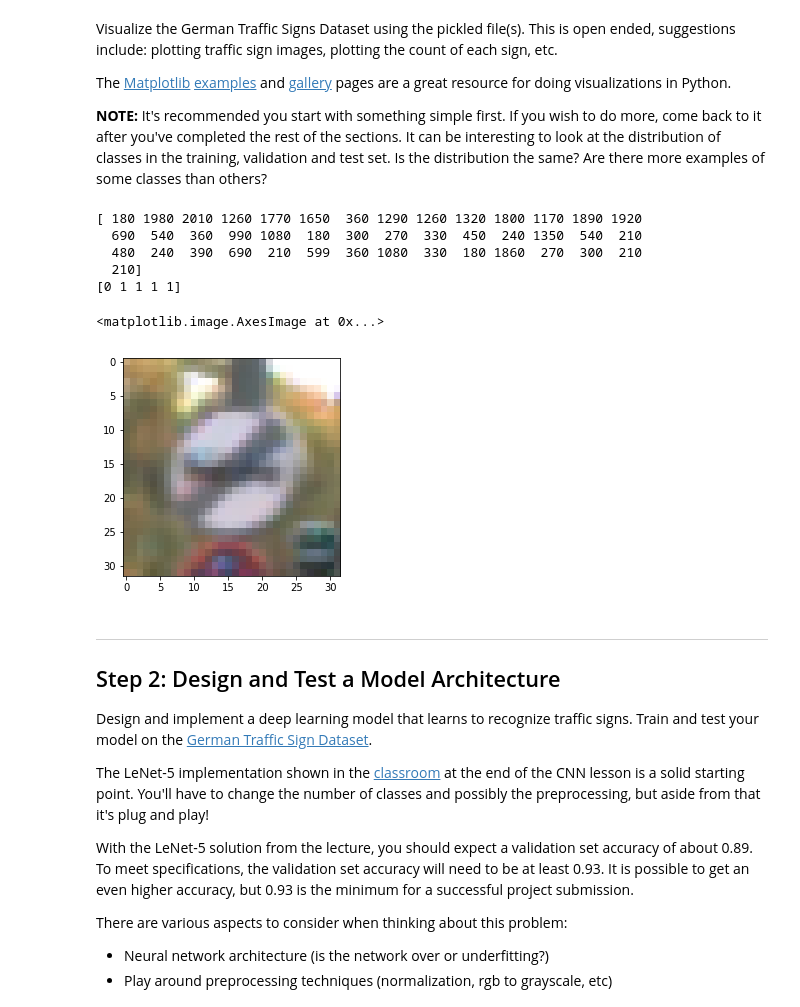
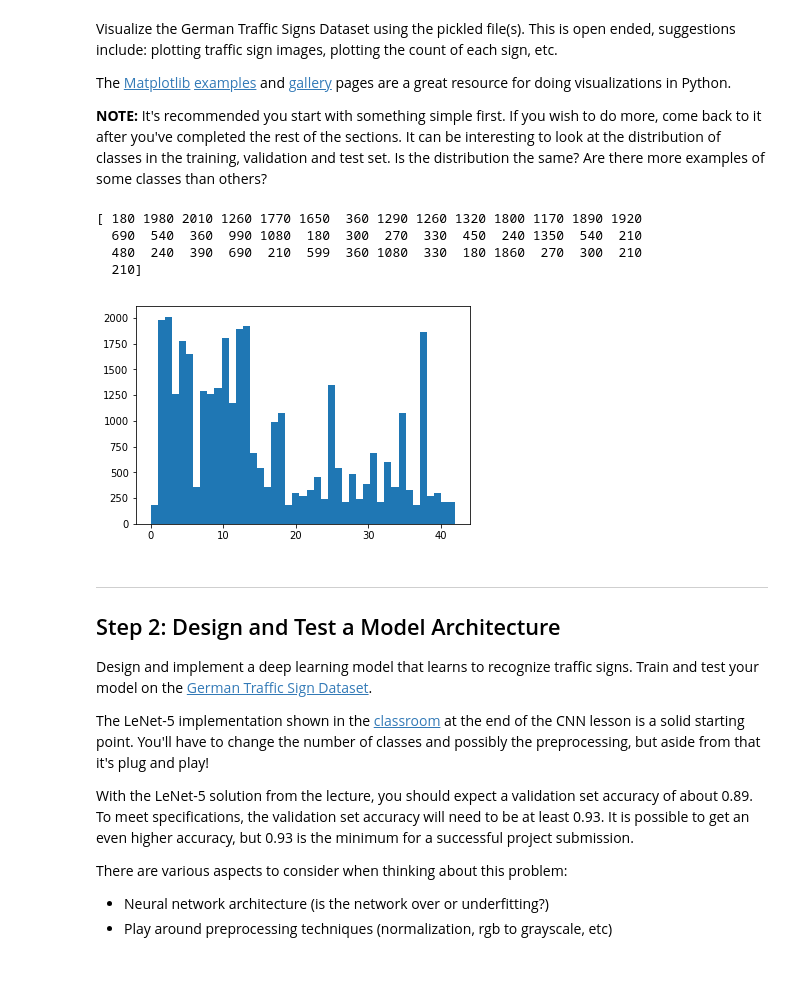
Before and after one commit to ronhuafeng/CarND-Traffic-Sign-Classifier-Project, a Jupyter notebook: Traffic_Sign_Classifier.ipynb, the cells around one changed output. Saved outputs shown, nothing was run; the diff lists cells and outputs as text; code cells hidden in the pictures; blank space fills up the shorter version.

```diff
--- a/Traffic_Sign_Classifier.ipynb
+++ b/Traffic_Sign_Classifier.ipynb
@@ -104,19 +106,18 @@ The [Matplotlib](http://matplotlib.org/) [examples](http://matplotlib.org/exampl
 import matplotlib.pyplot as plt
 # Visualizations will be shown in the notebook.
 %matplotlib inline
-# %%
-class_count = np.bincount(y_train)
-print(class_count)
-print(np.bincount(np.array([1, 2, 3, 4])))
-plt.imshow(X_train[100])
-# %% [output]
-[ 180 1980 2010 1260 1770 1650  360 1290 1260 1320 1800 1170 1890 1920
-  690  540  360  990 1080  180  300  270  330  450  240 1350  540  210
-  480  240  390  690  210  599  360 1080  330  180 1860  270  300  210
-  210]
-[0 1 1 1 1]
-<matplotlib.image.AxesImage at 0x...>
-[figure, removed]
+# %%
+class_count = np.bincount(y_train)
+print(class_count)
+
+plt.hist(y_train, bins=43)
+plt.show()
+# %% [output]
+[ 180 1980 2010 1260 1770 1650  360 1290 1260 1320 1800 1170 1890 1920
+  690  540  360  990 1080  180  300  270  330  450  240 1350  540  210
+  480  240  390  690  210  599  360 1080  330  180 1860  270  300  210
+  210]
+[figure, added]
 # %% [markdown]
 ----
 
```
Also changed, not shown: parts of 12 cells of this notebook.
